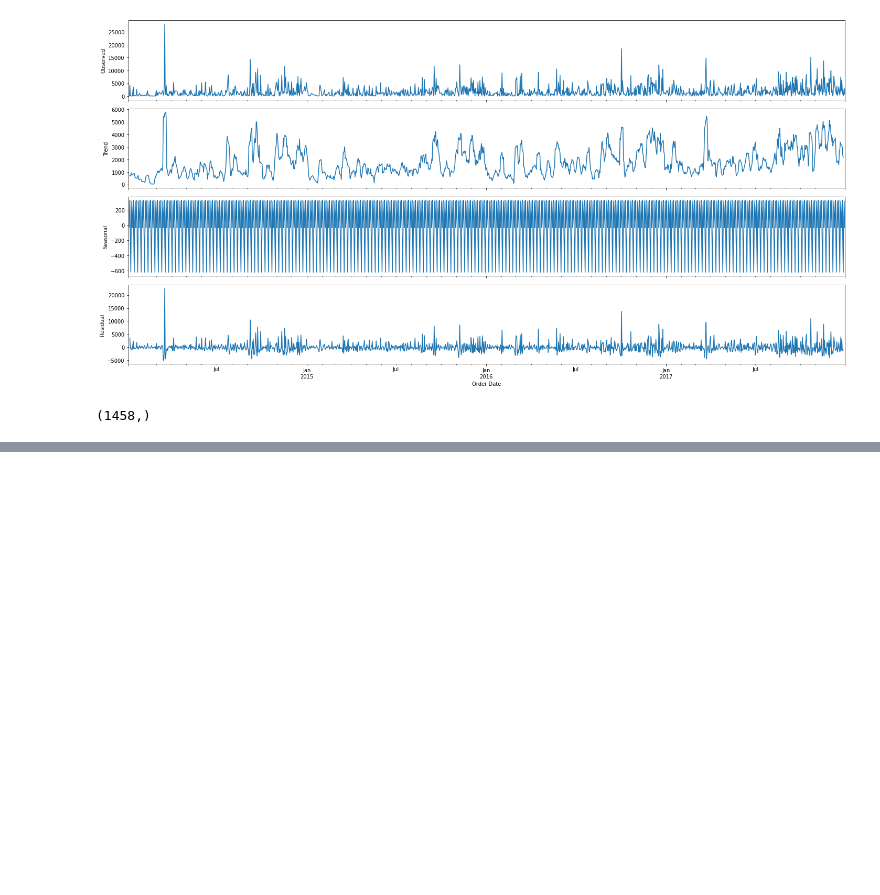
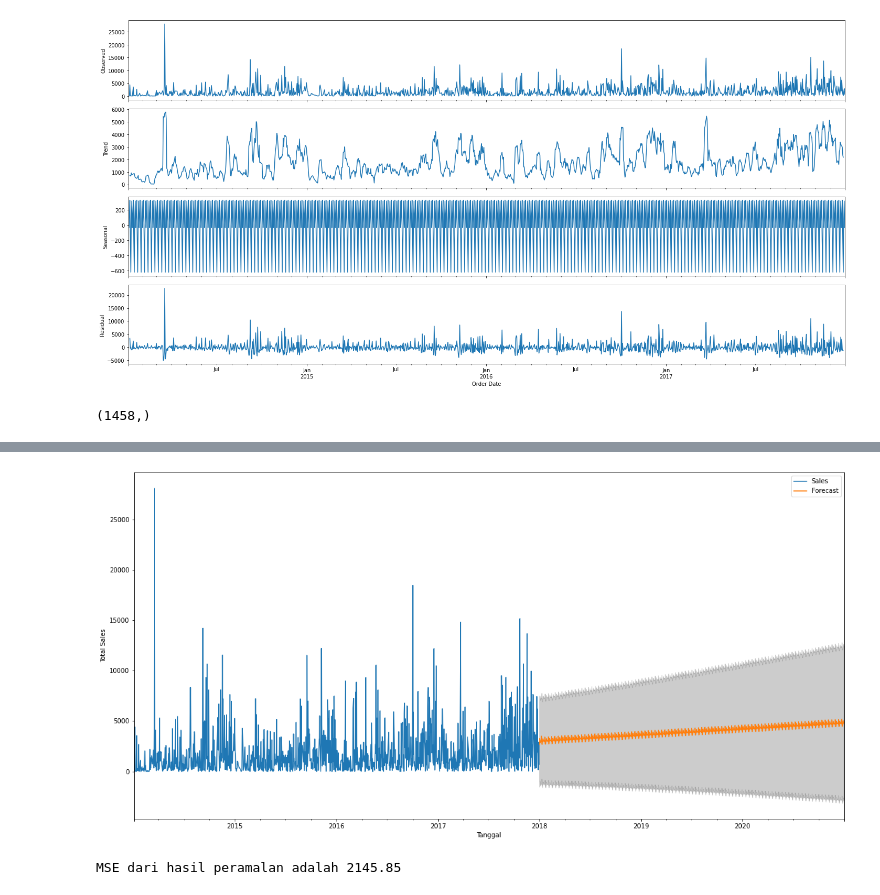
Before and after one commit to Latiefabdul/Retail_2, a Jupyter notebook: Time_Series_Analysis_Retail_2.ipynb, the cells around one changed output, grey strips where cells are left out. Saved outputs shown, nothing was run; the diff lists cells and outputs as text; code cells hidden in the pictures; blank space fills up the shorter version.

```diff
--- a/Demo_Retail.ipynb
+++ b/Time_Series_Analysis_Retail_2.ipynb
@@ -363,0 +331,30 @@ predict.shape
+# %%
+forecaset = hasil.get_forecast(steps = pd.to_datetime('2020-12-31'))
+forecast_confidence = forecaset.conf_int()
+
+ax = dataset_sales['2014':].plot(label='observed') # menunjukkan plot nilai original
+forecaset.predicted_mean.plot(ax = ax, label ='Forecast')
+ax.fill_between(forecast_confidence.index,
+               forecast_confidence.iloc[:,0],
+               forecast_confidence.iloc[:,1],
+               color = 'k',
+               alpha = .2)
+
+ax.set_xlabel('Tanggal')
+ax.set_ylabel('Total Sales')
+plt.legend()
+plt.show()
+# %% [output]
+[figure, added]
+# %%
+y_forecasted = pred.predicted_mean
+y_truth = dataset_sales['Sales']
+
+from sklearn.metrics import mean_squared_error
+from math import sqrt
+
+mse = mean_squared_error(y_forecasted, y_truth[1:])
+rmse = sqrt(mse)
+print('MSE dari hasil peramalan adalah {}'.format(round(rmse, 2))) # displays the root mean squared error of the forecast with rounding it up to 2 decimals
+# %% [output]
+MSE dari hasil peramalan adalah 2145.85
```
Also changed, not shown: parts of 52 cells of this notebook.
